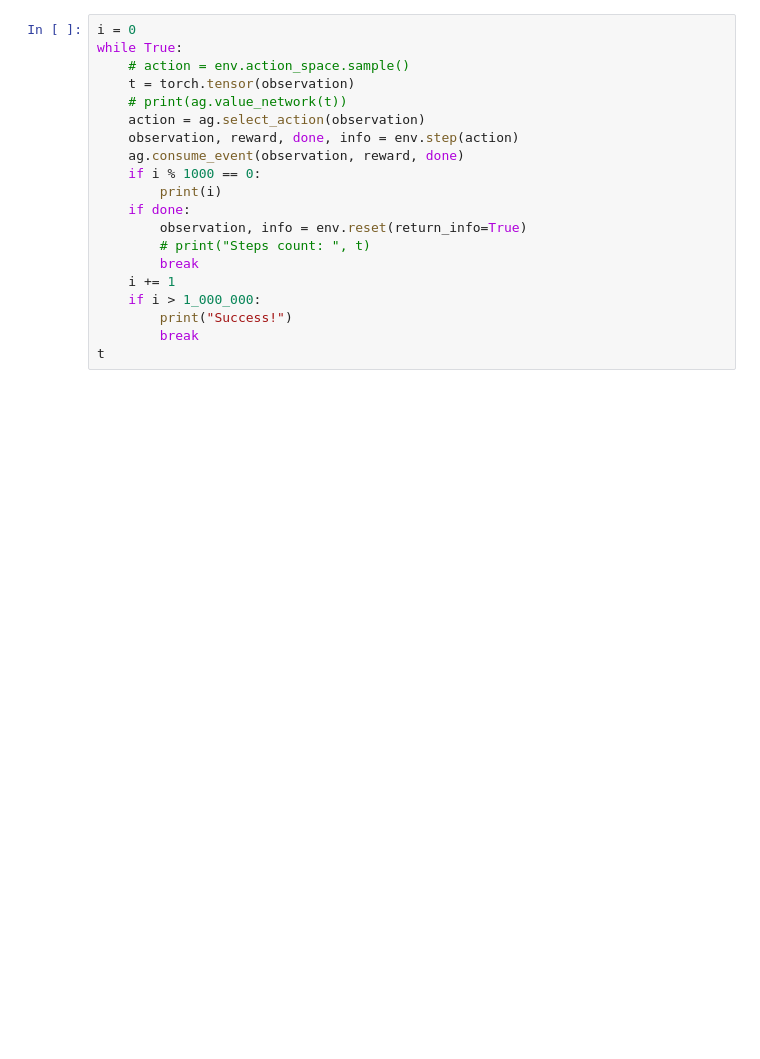
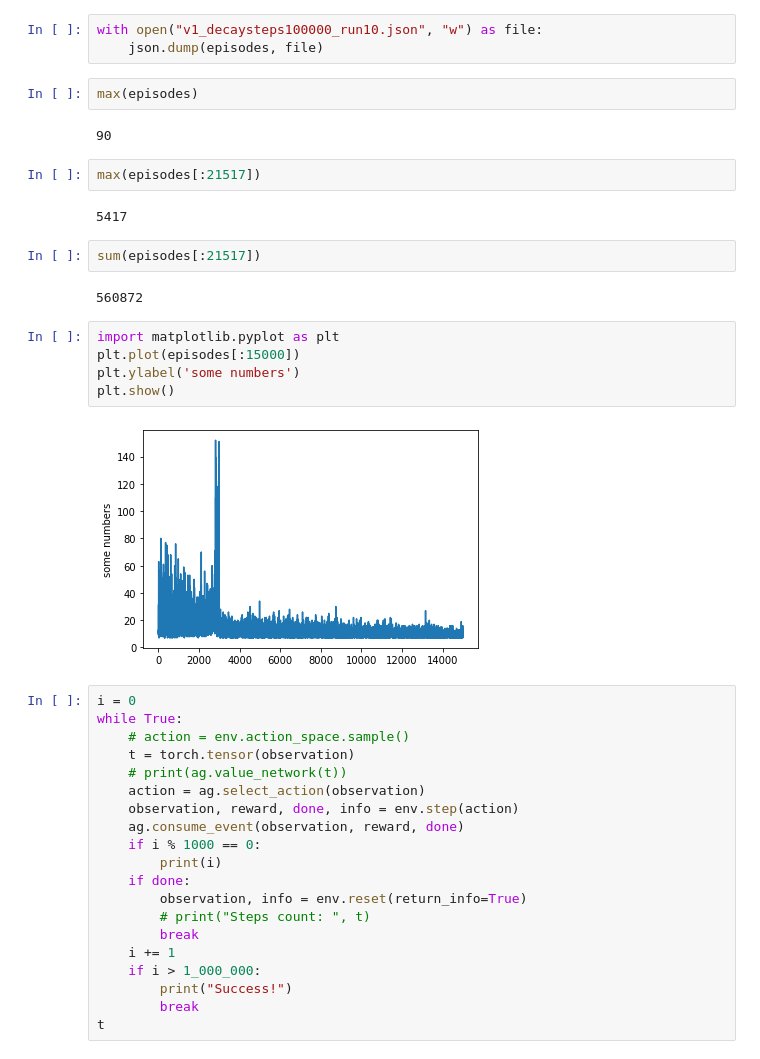
Before and after one commit to adensur/reinforcement_learning, a Jupyter notebook: 03_py_cartpole/simple_cartpole.ipynb, the cells around one changed output. Cells and saved outputs as stored; diff of their text form; blank space fills up the shorter version.

```diff
--- a/03_py_cartpole/simple_cartpole.ipynb
+++ b/03_py_cartpole/simple_cartpole.ipynb
@@ -66,3 +79,25 @@ print(np.mean(episodes), np.mean(episodes[-10:]), episodes[-10:])
+# %%
+with open("v1_decaysteps100000_run10.json", "w") as file:
+    json.dump(episodes, file)
+# %%
+max(episodes)
+# %% [output]
+90
+# %%
+max(episodes[:21517])
+# %% [output]
+5417
+# %%
+sum(episodes[:21517])
+# %% [output]
+560872
+# %%
+import matplotlib.pyplot as plt
+plt.plot(episodes[:15000])
+plt.ylabel('some numbers')
+plt.show()
+# %% [output]
+[figure, added]
 # %%
 i = 0
 while True:
```
Also changed, not shown: parts of 4 cells of this notebook, 1 other file.
